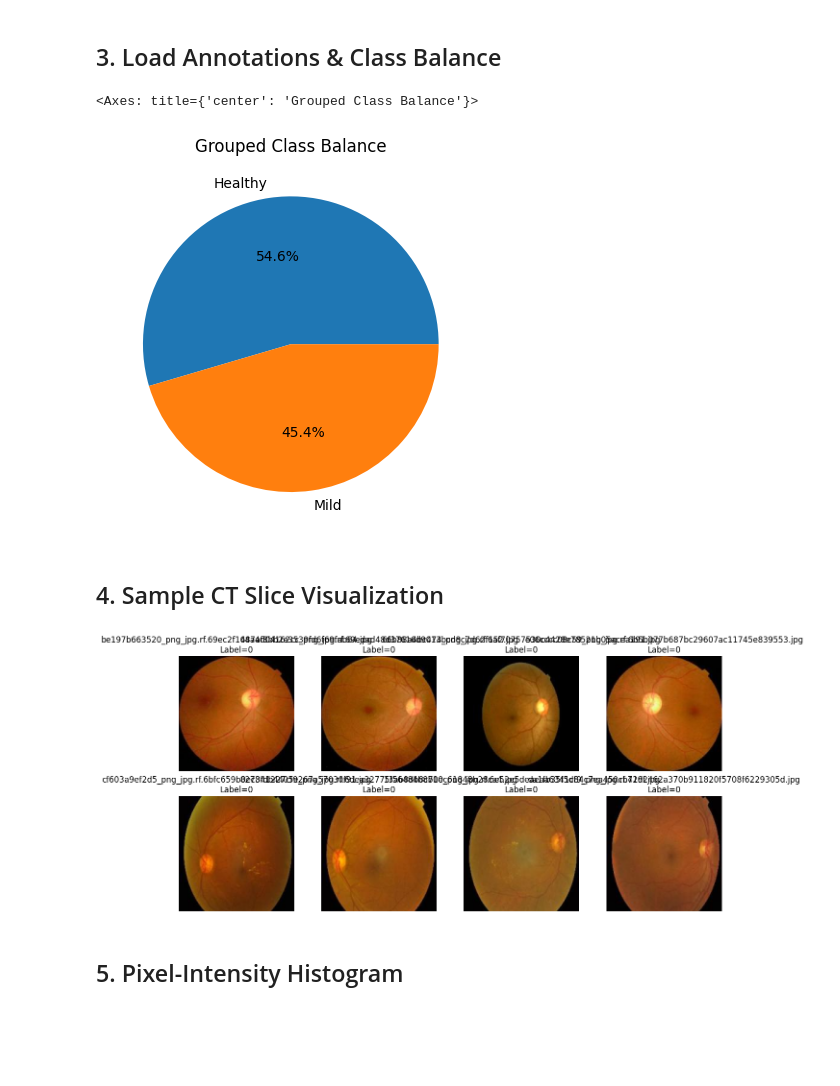
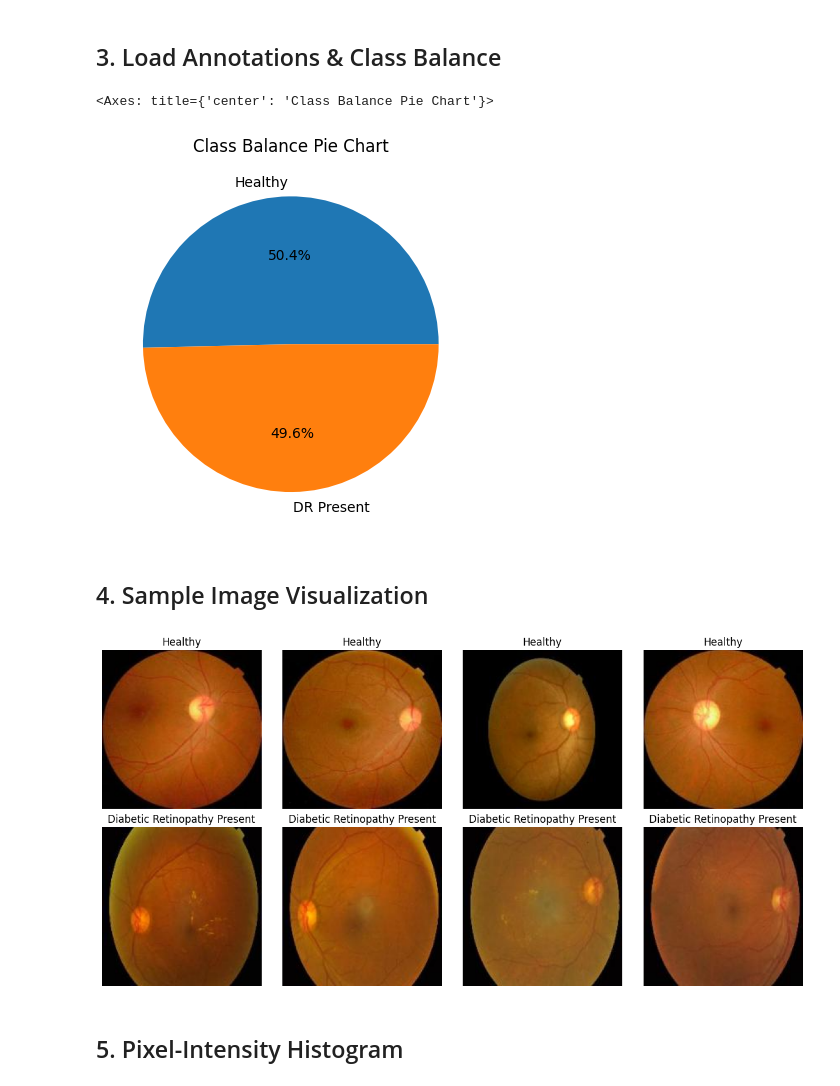
Before and after one commit to Shashin-Gupta/DSCollaborativeProject, a Jupyter notebook: notebooks/EDA_and_Training.ipynb, the cells around one changed output. Drawn from its saved outputs; the diff is of its cells as text; code cells hidden in the pictures; blank space fills up the shorter version.

```diff
--- a/notebooks/EDA_and_Training.ipynb
+++ b/notebooks/EDA_and_Training.ipynb
@@ -59,46 +59,43 @@ for page in page_iterator:
             df = pd.read_csv(StringIO(csv_str))
             df_list.append(df)
 
-ann = pd.concat(df_list, ignore_index=True)
+ann_wide = pd.concat(df_list, ignore_index=True)
 
 # set plots inline
 %matplotlib inline
 # %% [markdown]
 ## 3. Load Annotations & Class Balance
 # %%
-# class counts
-ann = ann.rename(columns={
+ann_wide = ann_wide.rename(columns={
     " No_DR" : 0,
     " Mild" : 1,
     " Moderate" : 1,
-    " Proliferate_Dr" : 1,
+    " Proliferate_DR" : 1,
     " Severe" : 1
 })
 
-ann = pd.melt(ann, id_vars=['filename'],
-              value_vars=[1, 0],
+# Pivoting data to standard long format
+ann = pd.melt(ann_wide, id_vars=['filename'],
+              value_vars=[1, 1, 0, 1, 1],
               var_name='Diagnosis', value_name="Value")
 
 ann = ann[ann["Value"] == 1].drop(columns="Value").reset_index(drop=True)
 
 ann['grouped_label'] = ann['Diagnosis'].replace({
     0: 'Healthy',
-    1: 'Mild',
-    2: 'Moderate',
-    3: 'Proliferate',
-    4: 'Severe'
+    1: 'DR Present'
 })
 
-ann.to_csv("data/annotations_combined.csv", index=False)
+# ann.to_csv("data/annotations_combined.csv", index=False)
 
 counts = ann['grouped_label'].value_counts()
 
-counts.plot.pie(autopct='%.1f%%', title='Grouped Class Balance', ylabel='')
+counts.plot.pie(autopct='%.1f%%', title='Class Balance Pie Chart', ylabel='')
 # %% [output]
-<Axes: title={'center': 'Grouped Class Balance'}>
+<Axes: title={'center': 'Class Balance Pie Chart'}>
-[figure, old version]
+[figure, new version]
 # %% [markdown]
-## 4. Sample CT Slice Visualization
+## 4. Sample Image Visualization
 # %%
 import io
 import pandas as pd
@@ -109,36 +106,36 @@ import os
 
 def load_s3_image(bucket, key):
     response = s3.get_object(Bucket=bucket, Key=key)
     img_bytes = response['Body'].read()
     return Image.open(io.BytesIO(img_bytes))
 
 # Filter and sample IDs
 pos_imgs = ann[ann['Diagnosis'] == 0]['filename'].values[:4]
 neg_imgs = ann[ann['Diagnosis'].isin([1, 2, 3, 4])]['filename'].values[:4]
 
 # Plotting
 fig, axes = plt.subplots(2, 4, figsize=(12, 6))
 
 # Top row: Negatives (label=0)
 for ax, fname in zip(axes[0], pos_imgs):
     img_path = prefix + fname
     img = load_s3_image(s3_bucket_name, img_path)
     ax.imshow(img)
-    ax.set_title(f'{fname}\nLabel=0')
+    ax.set_title('Healthy')
     ax.axis('off')
 
 # Bottom row: Positives (label=1+)
 for ax, fname in zip(axes[1], neg_imgs):
     img_path = prefix + fname
     img = load_s3_image(s3_bucket_name, img_path)
     ax.imshow(img)
-    ax.set_title(f'{fname}\nLabel=0')
+    ax.set_title('Diabetic Retinopathy Present')
     ax.axis('off')
 
 plt.tight_layout()
 plt.show()
 # %% [output]
-[figure, old version]
+[figure, new version]
 # %% [markdown]
 ## 5. Pixel-Intensity Histogram
 # %%
```
Also changed, not shown: parts of 2 cells of this notebook, 4 other files.
